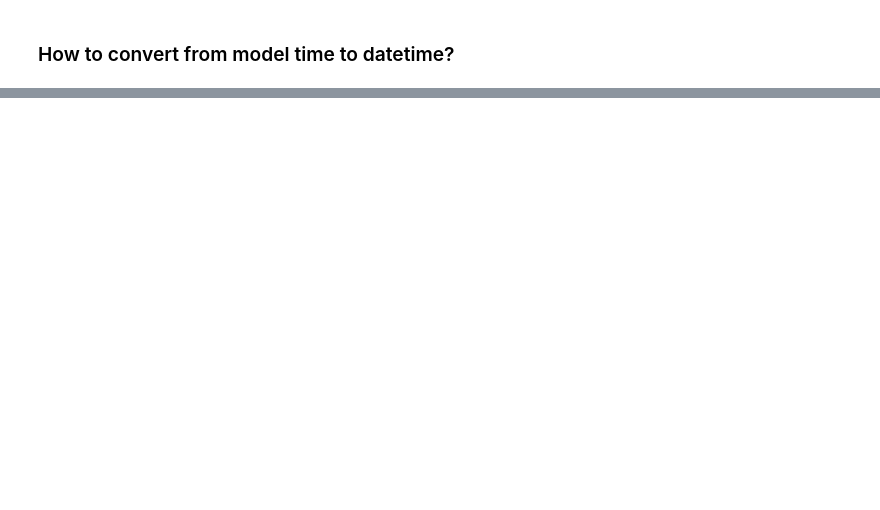
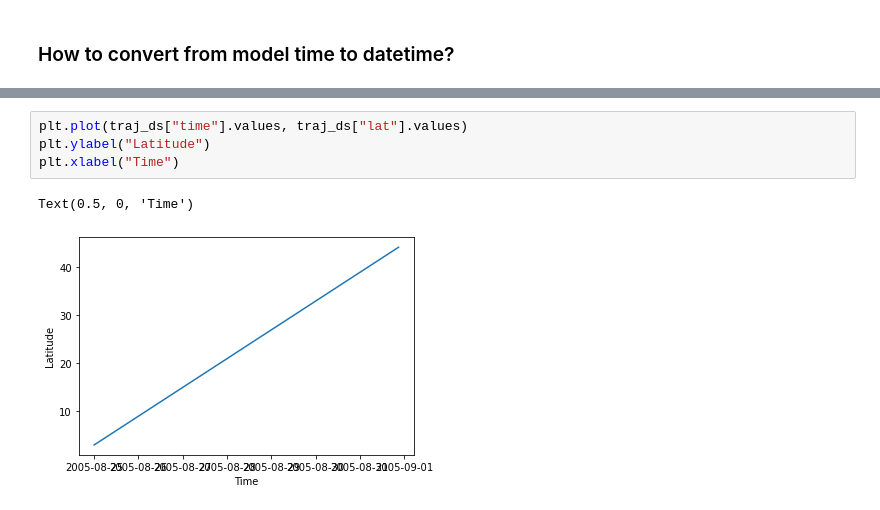
Before and after one commit to sdat2/adcirc-emulation, a Jupyter notebook: notebooks/exploratory/7D Conversion.ipynb, the cells around one changed output, grey strips where cells are left out. Saved outputs shown, nothing was run; the diff lists cells and outputs as text; blank space fills up the shorter version.

```diff
--- a/notebooks/exploratory/7D Conversion.ipynb
+++ b/notebooks/exploratory/7D Conversion.ipynb
@@ -219,0 +272,7 @@ Data variables:
+# %%
+plt.plot(traj_ds["time"].values, traj_ds["lat"].values)
+plt.ylabel("Latitude")
+plt.xlabel("Time")
+# %% [output]
+Text(0.5, 0, 'Time')
+[figure, added]
```
Also changed, not shown: parts of 23 cells of this notebook.
